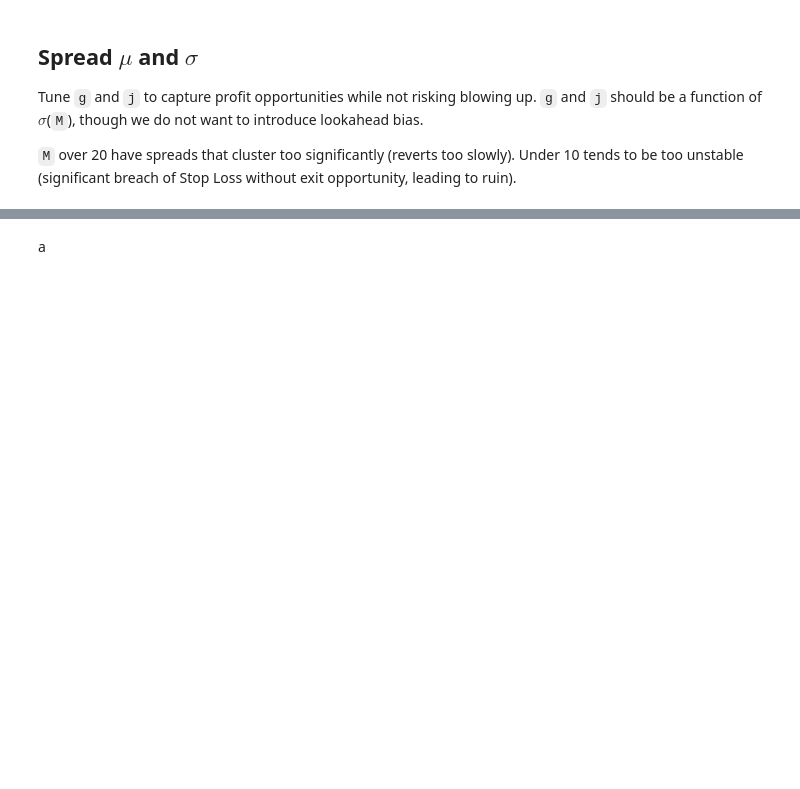
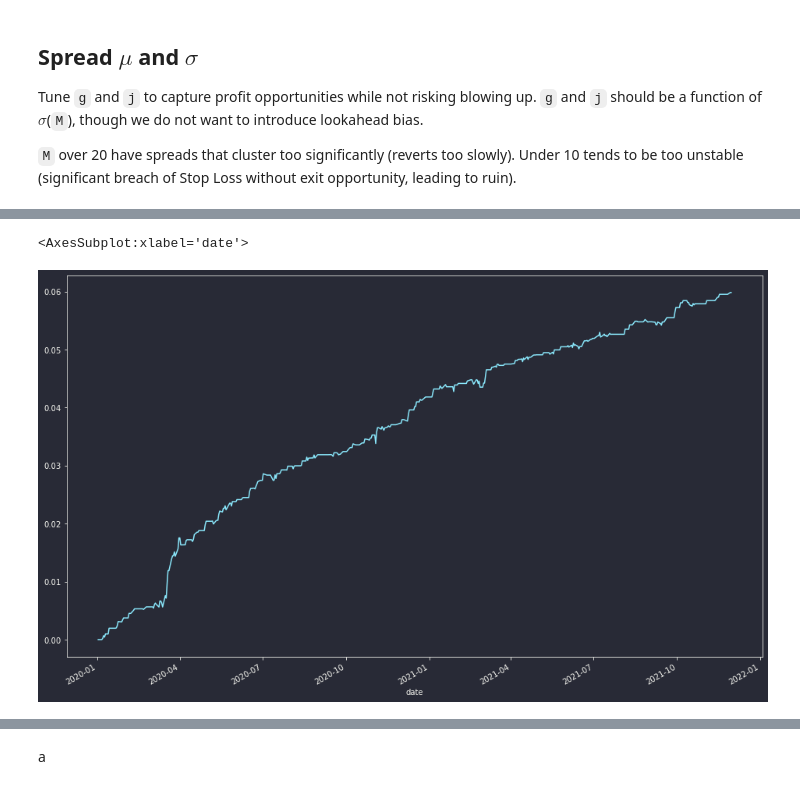
Before and after one commit to philipwlee/regquant, a Jupyter notebook: hw2_spread_sim/hw2_spread_sim_philip_lee_12129240.ipynb, the cells around one changed output, grey strips where cells are left out. Cells and saved outputs as stored; diff of their text form; code cells hidden in the pictures; blank space fills up the shorter version.

```diff
--- a/hw2_spread_sim/hw2_spread_sim_philip_lee_12129240.ipynb
+++ b/hw2_spread_sim/hw2_spread_sim_philip_lee_12129240.ipynb
@@ -397,3 +439,8 @@ strat[mask][cols]
+# %%
+strat["2020":]["ret"].cumsum().plot()
+# %% [output]
+<AxesSubplot:xlabel='date'>
+[figure, added]
 # %%
 jan = strat[mask][cols]
 jan["pl"] = jan["dX"] * jan["XL"] + jan["dY"] * jan["YL"]
```
Also changed, not shown: parts of 2 cells of this notebook.
